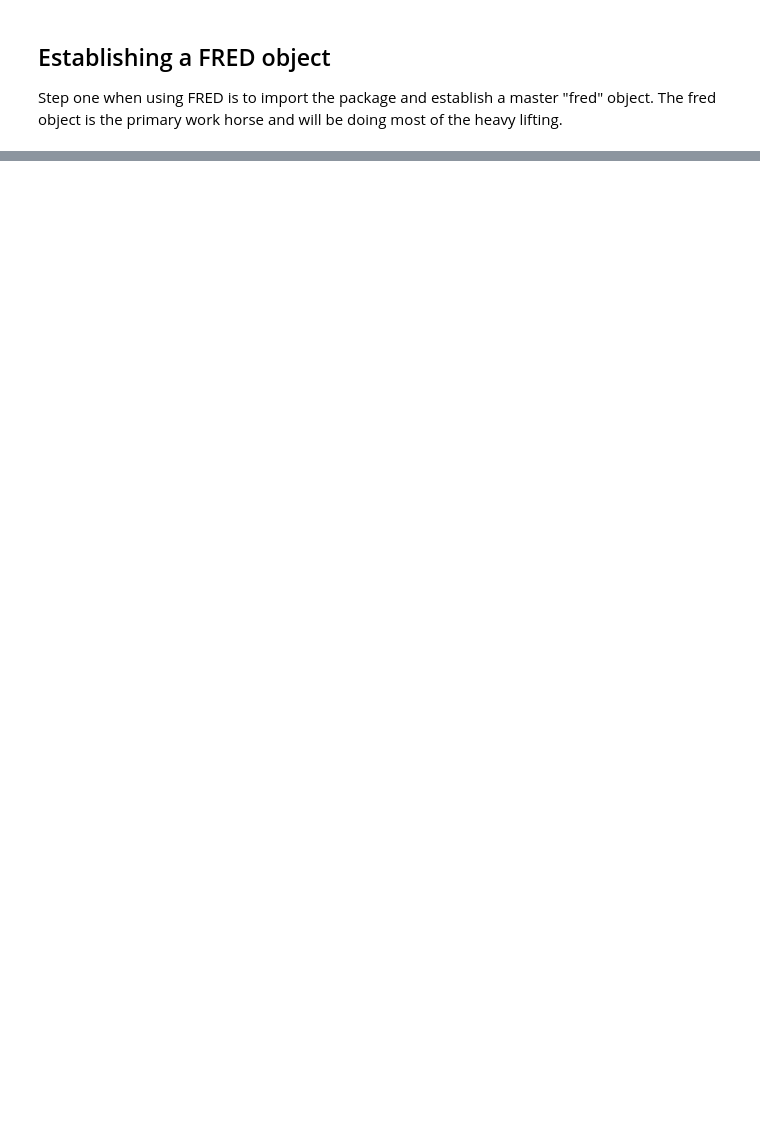
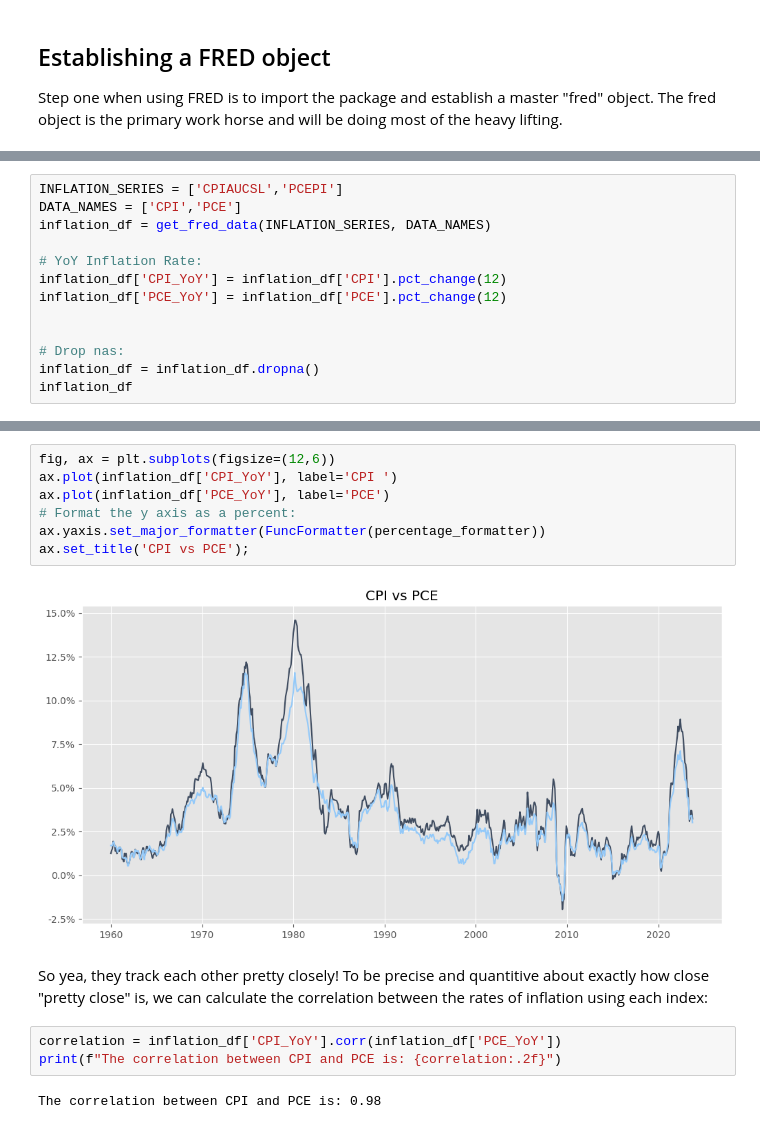
Before and after one commit to Brandt-moreThan4/Blog, a Jupyter notebook: book/content/4_FRED.ipynb, the cells around one changed output, grey strips where cells are left out. Saved outputs shown, nothing was run; the diff lists cells and outputs as text; blank space fills up the shorter version.

```diff
--- a/book/content/4_FRED.ipynb
+++ b/book/content/4_FRED.ipynb
@@ -74,0 +278,13 @@ def get_fred_data(series_id: str, name: Optional[str] = None) -> pd.DataFrame:
+# %%
+INFLATION_SERIES = ['CPIAUCSL','PCEPI']
+DATA_NAMES = ['CPI','PCE']
+inflation_df = get_fred_data(INFLATION_SERIES, DATA_NAMES)
+
+# YoY Inflation Rate:
+inflation_df['CPI_YoY'] = inflation_df['CPI'].pct_change(12)
+inflation_df['PCE_YoY'] = inflation_df['PCE'].pct_change(12)
+
+
+# Drop nas:
+inflation_df = inflation_df.dropna()
+inflation_df
@@ -74,0 +306,17 @@ def get_fred_data(series_id: str, name: Optional[str] = None) -> pd.DataFrame:
+# %%
+fig, ax = plt.subplots(figsize=(12,6))
+ax.plot(inflation_df['CPI_YoY'], label='CPI ')
+ax.plot(inflation_df['PCE_YoY'], label='PCE')
+# Format the y axis as a percent:
+ax.yaxis.set_major_formatter(FuncFormatter(percentage_formatter))
+ax.set_title('CPI vs PCE');
+# %% [output]
+[figure, added]
+# %% [markdown]
+So yea, they track each other pretty closely! To be precise and quantitive about exactly how close "pretty close" is, we
+can calculate the correlation between the rates of inflation using each index:
+# %%
+correlation = inflation_df['CPI_YoY'].corr(inflation_df['PCE_YoY'])
+print(f"The correlation between CPI and PCE is: {correlation:.2f}")
+# %% [output]
+The correlation between CPI and PCE is: 0.98
```
Also changed, not shown: parts of 37 cells of this notebook, 1 other file.
